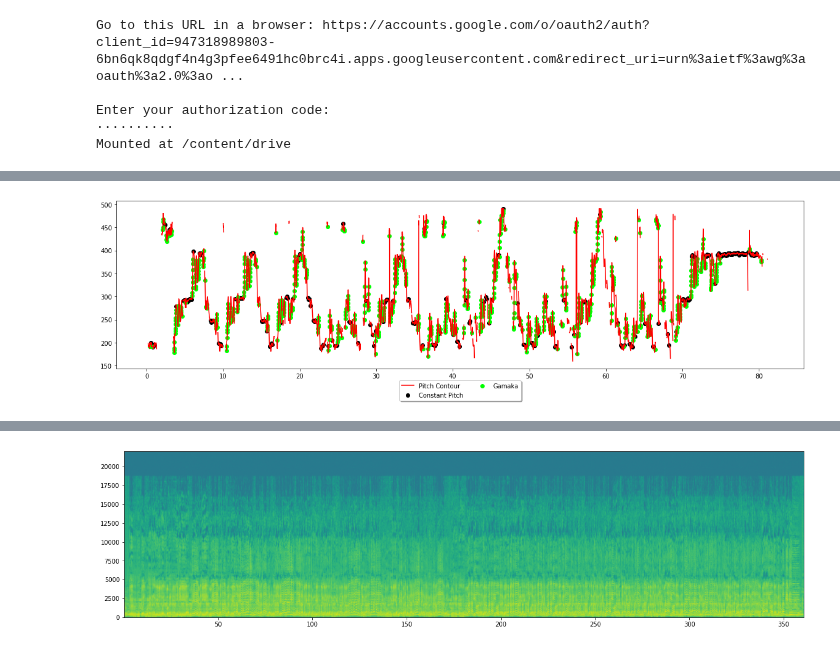
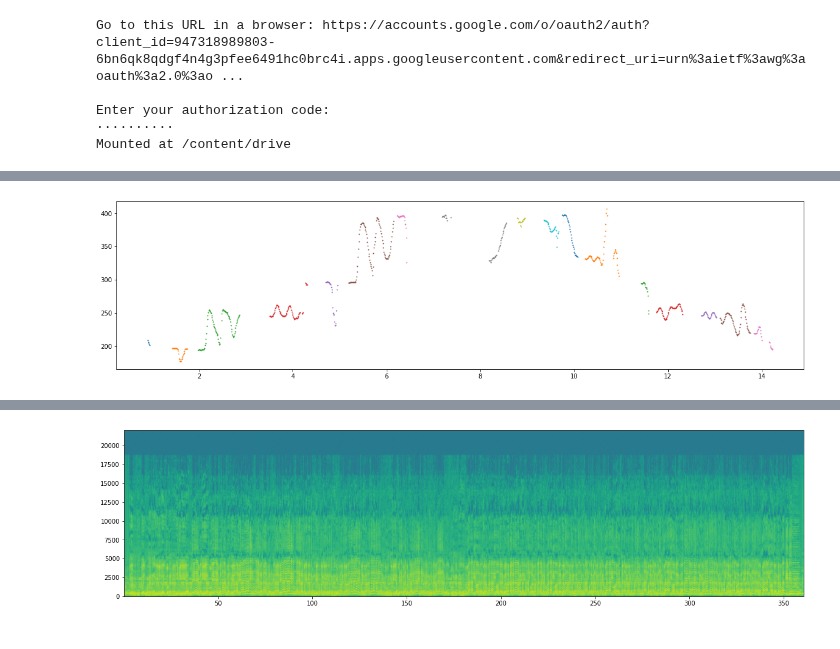
Before and after one commit to Kodhandarama/Audio_Analysis, a Jupyter notebook: pitch_contour.ipynb, the cells around one changed output, grey strips where cells are left out. Saved outputs shown, nothing was run; the diff lists cells and outputs as text; code cells hidden in the pictures.

Commit message:
Stationary points in the pitch contour

```diff
--- a/pitch_contour.ipynb
+++ b/pitch_contour.ipynb
@@ -60,7 +62,7 @@ class Audio:
       for i in range(0,len(self.time_axis),8):
         pitch_80.append(self.pitch[i])
         time_axis_80.append(self.time_axis[i])
-      delta = 8
+      delta = 12
 
     diff_80 = np.diff(pitch_80)
 
@@ -69,8 +71,9 @@ class Audio:
       if(diff_80[i]<delta/2 and diff_80[i]>-delta/2):
         constant_pitch_time_80.append(time_axis_80[i])
     #self.constant_pitch_notes = [(i,j) for i,j in all_normalized_notes.items() if j in self.cpn]
-    constant_pitch_time_80 = np.array(constant_pitch_time_80)
-    cpt = list(constant_pitch_time_80.round(2))
+    self.constant_pitch_time_80 = np.array(constant_pitch_time_80)
+
+    cpt = list(self.constant_pitch_time_80.round(2))
     tim = []
     initial = cpt[0]
     c= initial
@@ -93,10 +96,11 @@ class Audio:
       self.cpn_and_t.append((self.pitch[begin:end],ta[begin:end]))
     self.cpn_and_t = np.array(self.cpn_and_t)
     g,h = self.cpn_and_t.T
-    self.cpn = [item for sublist in g for item in sublist]
-    self.cpt = [item for sublist in h for item in sublist]
+    self.cpn = np.array([item for sublist in g for item in sublist])
+    self.cpt = np.array([item for sublist in h for item in sublist])
 
   def find_gamaka(self):
+    """
     self.gamaka = []
     diff_p = np.diff(self.pitch)
     for i in range(0,len(diff_p)):
@@ -104,8 +108,21 @@ class Audio:
         self.gamaka.append([self.time_axis[i],self.pitch[i]])
     gamaka_T = np.array(self.gamaka)
     self.gamaka = gamaka_T.T
-
-
+    """
+    ta = list(self.time_axis)
+    bt_cpt = []
+    init = 0
+    for _,j in self.cpn_and_t:
+      if(j):
+        bt_cpt.append([init,j[0]])
+        init = j[-1]
+    bt_cpn_cpt=[]
+    for i in bt_cpt:
+          begin = int(100*i[0])
+          end = int(100*i[1])
+          bt_cpn_cpt.append((self.pitch[begin:end],ta[begin:end]))
+    self.bt_cpn_cpt = np.array(bt_cpn_cpt)
+    self.bt_cpn,self.bt_cpt = self.bt_cpn_cpt.T
 
   def find_tonic(self):
     def most_frequent(List):
@@ -199,7 +216,7 @@ class Audio:
       return toniclist[4]
     # print("tonic not found sigh")
     # print(toniclist[0])
-    return toniclist[0] #lets just assume Pa was there
+    return -1 #lets just assume Pa was there
   def plot(self,**kwargs):
     for key,value in kwargs.items():
       if(key=='contour' and value):
@@ -232,4 +235,6 @@ kalyani_0.plot(cpn = True)
-# %%
-kalyani_2.plot(cpn = True,gamaka = True)
-# %% [output]
-[figure, removed]
+# %%
+for i in range(len(shankarabarana.bt_cpn)):
+  #print(h[i][-1]-h[i][0])
+  plt.scatter(shankarabarana.bt_cpt[i],shankarabarana.bt_cpn[i],s = 1)
+# %% [output]
+[figure, added]
```
Also changed, not shown: parts of 14 cells of this notebook.
